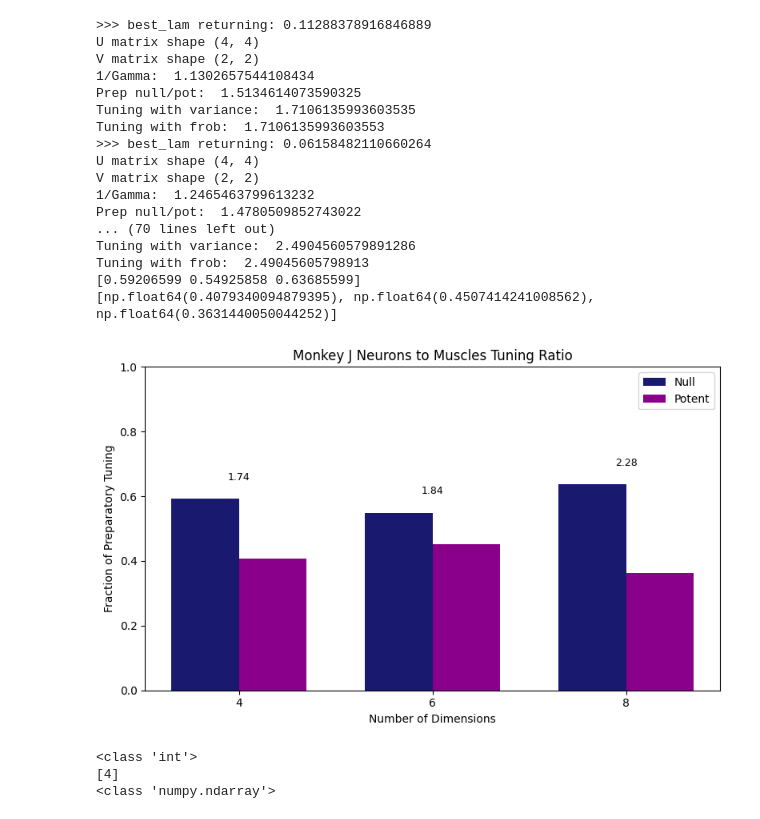
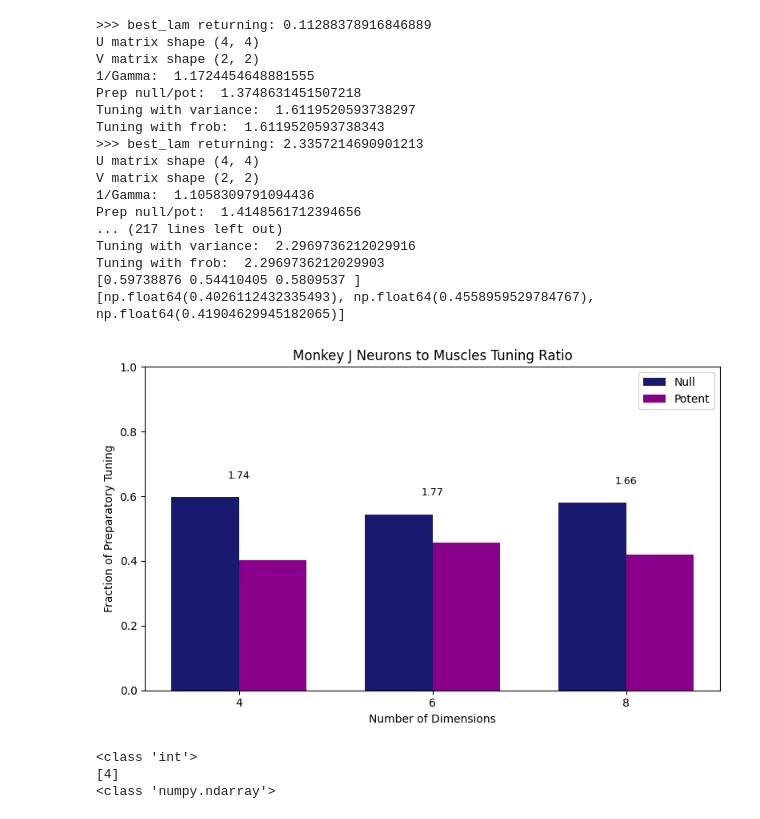
Before and after one commit to kbausen/senior-thesis, a Jupyter notebook: lam.ipynb, the cells around one changed output. Drawn from its saved outputs; the diff is of its cells as text; code cells hidden in the pictures.

```diff
--- a/lam.ipynb
+++ b/lam.ipynb
@@ -128,26 +128,26 @@ Tuning with frob:  1.841268688296593
 # %%
 dims = np.array([4, 6, 8])
 
-pcar.tuning_mult(J_ntm_tensor, J_mus_tensor, dims = dims, plot = True, rep = 3)
+pcar.tuning_mult(J_ntm_tensor, J_mus_tensor, dims = dims, plot = True, rep = 10)
 # %% [output]
 >>> best_lam returning: 0.11288378916846889
 U matrix shape (4, 4)
 V matrix shape (2, 2)
-1/Gamma:  1.1302657544108434
-Prep null/pot:  1.5134614073590325
-Tuning with variance:  1.7106135993603535
-Tuning with frob:  1.7106135993603553
->>> best_lam returning: 0.06158482110660264
+1/Gamma:  1.1724454648881555
+Prep null/pot:  1.3748631451507218
+Tuning with variance:  1.6119520593738297
+Tuning with frob:  1.6119520593738343
+>>> best_lam returning: 2.3357214690901213
 U matrix shape (4, 4)
 V matrix shape (2, 2)
-1/Gamma:  1.2465463799613232
-Prep null/pot:  1.4780509852743022
-... (70 lines left out)
-Tuning with variance:  2.4904560579891286
-Tuning with frob:  2.49045605798913
-[0.59206599 0.54925858 0.63685599]
-[np.float64(0.4079340094879395), np.float64(0.4507414241008562), np.float64(0.3631440050044252)]
+1/Gamma:  1.1058309791094436
+Prep null/pot:  1.4148561712394656
+... (217 lines left out)
+Tuning with variance:  2.2969736212029916
+Tuning with frob:  2.2969736212029903
+[0.59738876 0.54410405 0.5809537 ]
+[np.float64(0.4026112432335493), np.float64(0.4558959529784767), np.float64(0.41904629945182065)]
-[figure, old version]
+[figure, new version]
 # %%
 dims = 4
 print(type(dims))
```
Also changed, not shown: parts of 3 cells of this notebook, 3 other files.
